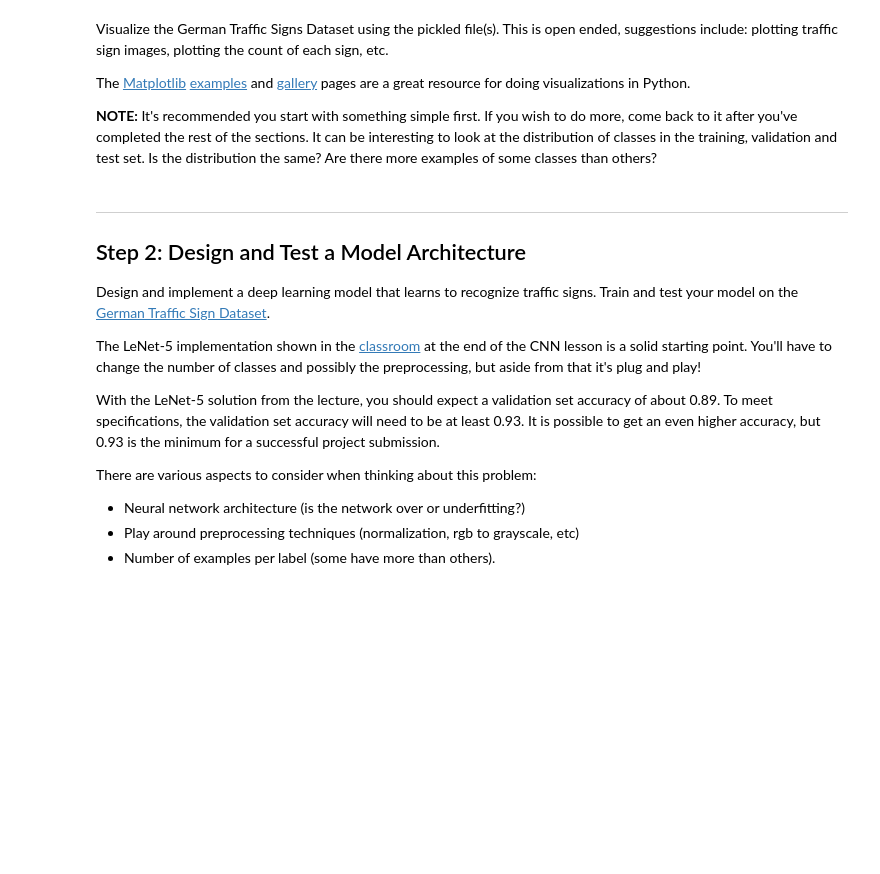
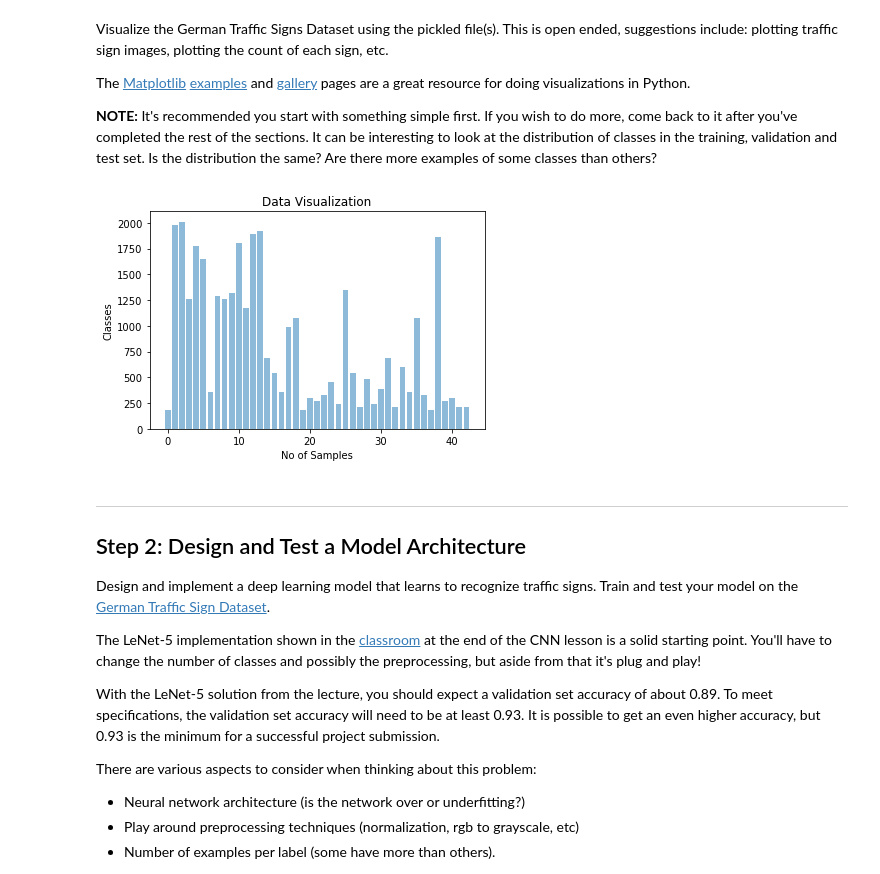
Before and after one commit to PraveenKumar-Rajendran/CarND-Traffic-Sign-Classifier-Project, a Jupyter notebook: Traffic_Sign_Classifier.ipynb, the cells around one changed output. Cells and saved outputs as stored; diff of their text form; code cells hidden in the pictures; blank space fills up the shorter version.

```diff
--- a/Traffic_Sign_Classifier.ipynb
+++ b/Traffic_Sign_Classifier.ipynb
@@ -98,9 +98,28 @@ The [Matplotlib](http://matplotlib.org/) [examples](http://matplotlib.org/exampl
 # %%
 ### Data exploration visualization code goes here.
 ### Feel free to use as many code cells as needed.
 import matplotlib.pyplot as plt
 # Visualizations will be shown in the notebook.
 %matplotlib inline
+
+#uni,index,count=np.unique(y_train,return_index=true,return_count=true)
+class_arr= []
+samples_arr=[]
+
+for class_n in range(n_classes):
+    class_indices = np.where(y_train == class_n)
+    n_samples = len(class_indices[0])
+    class_arr.append(class_n)
+    samples_arr.append(n_samples)
+
+#plt.hist(y_train,bins=43)
+plt.bar( class_arr, samples_arr,align='center', alpha=0.5)
+plt.ylabel('Classes')
+plt.xlabel('No of Samples')
+plt.title('Data Visualization')
+plt.show()
+# %% [output]
+[figure, added]
 # %% [markdown]
 ----
 
```
Also changed, not shown: parts of 7 cells of this notebook, 1 other file.
